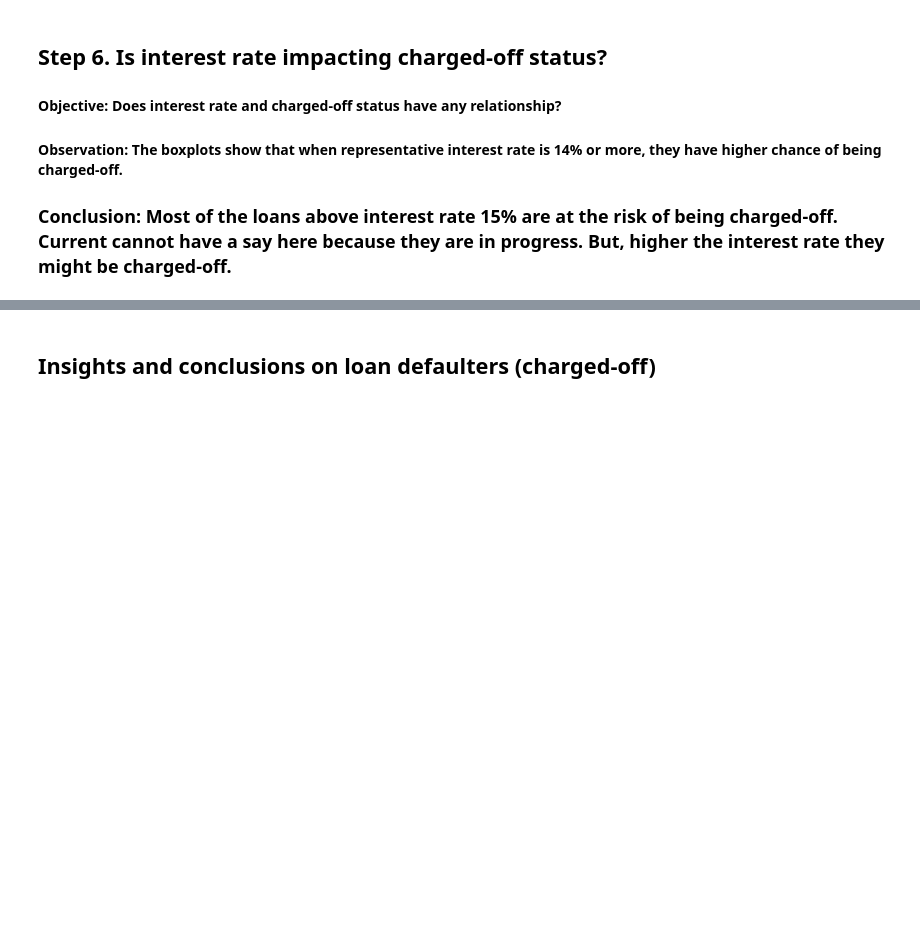
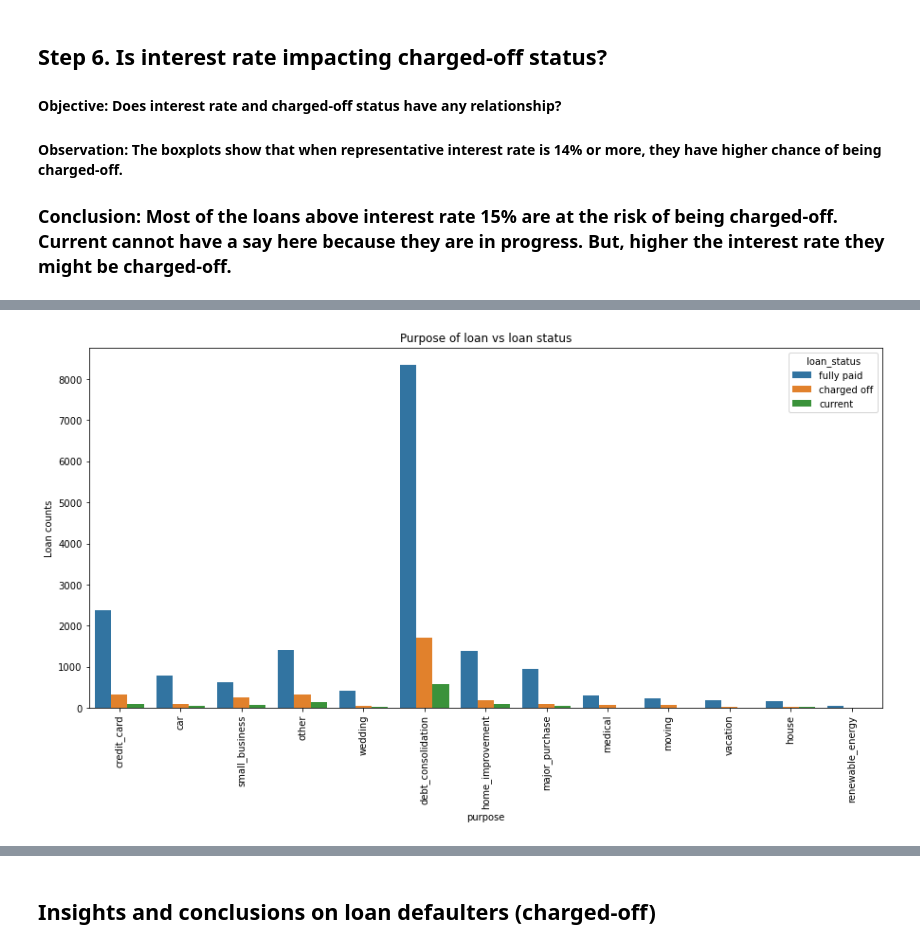
Before and after one commit to Kumaraguru-Muthuraj/_AIML_Code, a Jupyter notebook: _PythonNotebooks/_Course2_Statistics_Essentials/Mod6_Lendingclub_casestudy/Lending_Club_Merged_v1.ipynb, the cells around one changed output, grey strips where cells are left out. Cells and saved outputs as stored; diff of their text form; code cells hidden in the pictures; blank space fills up the shorter version.

```diff
--- a/_PythonNotebooks/_Course2_Statistics_Essentials/Mod6_Lendingclub_casestudy/Lending_Club_Merged_v1.ipynb
+++ b/_PythonNotebooks/_Course2_Statistics_Essentials/Mod6_Lendingclub_casestudy/Lending_Club_Merged_v1.ipynb
@@ -551,0 +612,13 @@ plt.show()
+# %%
+# Lets check the details of loan purpose
+df.purpose.unique()
+
+# Lets draw a graph to show the loan status vs purpose
+plt.figure(figsize=(15,7))
+sns.countplot(x='purpose', hue="loan_status", data=df)
+plt.ylabel('Loan counts')
+plt.title("Purpose of loan vs loan status")
+plt.xticks(rotation=90)
+plt.show()
+# %% [output]
+[figure, added]
```
Also changed, not shown: parts of 11 cells of this notebook.
